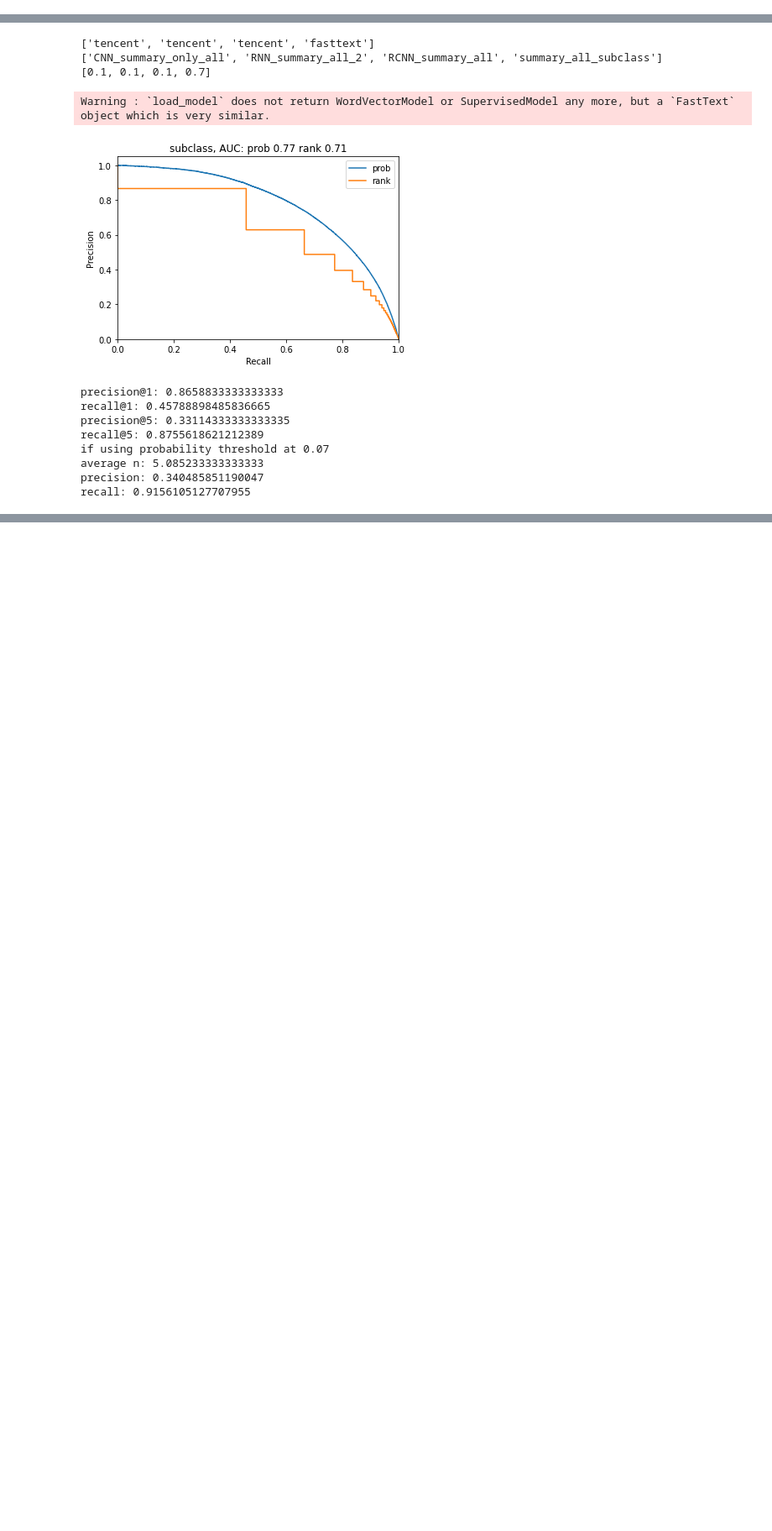
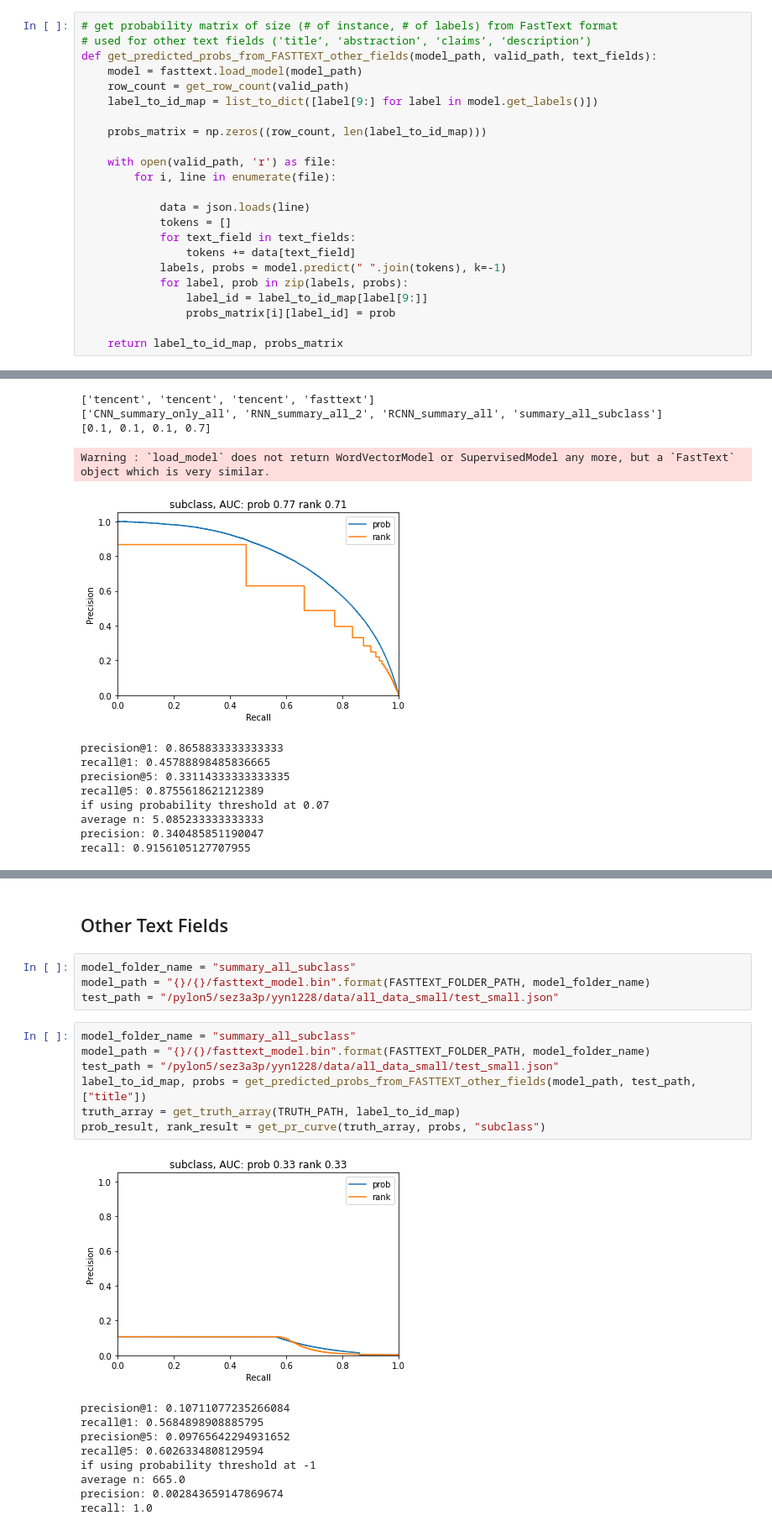
Before and after one commit to arktrail/Dorothy-Ymir, a Jupyter notebook: notebooks/prob_evaluate.ipynb, the cells around one changed output, grey strips where cells are left out. Shown at 84% size. Cells and saved outputs as stored; diff of their text form; blank space fills up the shorter version.

```diff
--- a/notebooks/prob_evaluate.ipynb
+++ b/notebooks/prob_evaluate.ipynb
@@ -73,6 +87,29 @@ def get_predicted_probs_from_FASTTEXT(model_path, valid_path):
                 probs_matrix[i][label_id] = prob
 
     return label_to_id_map, probs_matrix
+# %%
+# get probability matrix of size (# of instance, # of labels) from FastText format
+# used for other text fields ('title’, ‘abstraction’, ‘claims’, ‘description’)
+def get_predicted_probs_from_FASTTEXT_other_fields(model_path, valid_path, text_fields):
+    model = fasttext.load_model(model_path)
+    row_count = get_row_count(valid_path)
+    label_to_id_map = list_to_dict([label[9:] for label in model.get_labels()])
+
+    probs_matrix = np.zeros((row_count, len(label_to_id_map)))
+
+    with open(valid_path, 'r') as file:
+        for i, line in enumerate(file):
+
+            data = json.loads(line)
+            tokens = []
+            for text_field in text_fields:
+                tokens += data[text_field]
+            labels, probs = model.predict(" ".join(tokens), k=-1)
+            for label, prob in zip(labels, probs):
+                label_id = label_to_id_map[label[9:]]
+                probs_matrix[i][label_id] = prob
+
+    return label_to_id_map, probs_matrix
 # %%
 # get probability matrix of size (# of instance, # of labels) from HFT-CNN format
 def convert_at_to_dash(at_string):
@@ -475,0 +639,23 @@ recall: 0.9156105127707955
+# %% [markdown]
+## Other Text Fields
+# %%
+model_folder_name = "summary_all_subclass"
+model_path = "{}/{}/fasttext_model.bin".format(FASTTEXT_FOLDER_PATH, model_folder_name)
+test_path = "/pylon5/sez3a3p/yyn1228/data/all_data_small/test_small.json"
+# %%
+model_folder_name = "summary_all_subclass"
+model_path = "{}/{}/fasttext_model.bin".format(FASTTEXT_FOLDER_PATH, model_folder_name)
+test_path = "/pylon5/sez3a3p/yyn1228/data/all_data_small/test_small.json"
+label_to_id_map, probs = get_predicted_probs_from_FASTTEXT_other_fields(model_path, test_path, ["title"])
+truth_array = get_truth_array(TRUTH_PATH, label_to_id_map)
+prob_result, rank_result = get_pr_curve(truth_array, probs, "subclass")
+# %% [output]
+[figure, added]
+precision@1: 0.10711077235266084
+recall@1: 0.5684898908885795
+precision@5: 0.09765642294931652
+recall@5: 0.6026334808129594
+if using probability threshold at -1
+average n: 665.0
+precision: 0.002843659147869674
+recall: 1.0
```
Also changed, not shown: parts of 23 cells of this notebook, 3 other files.
